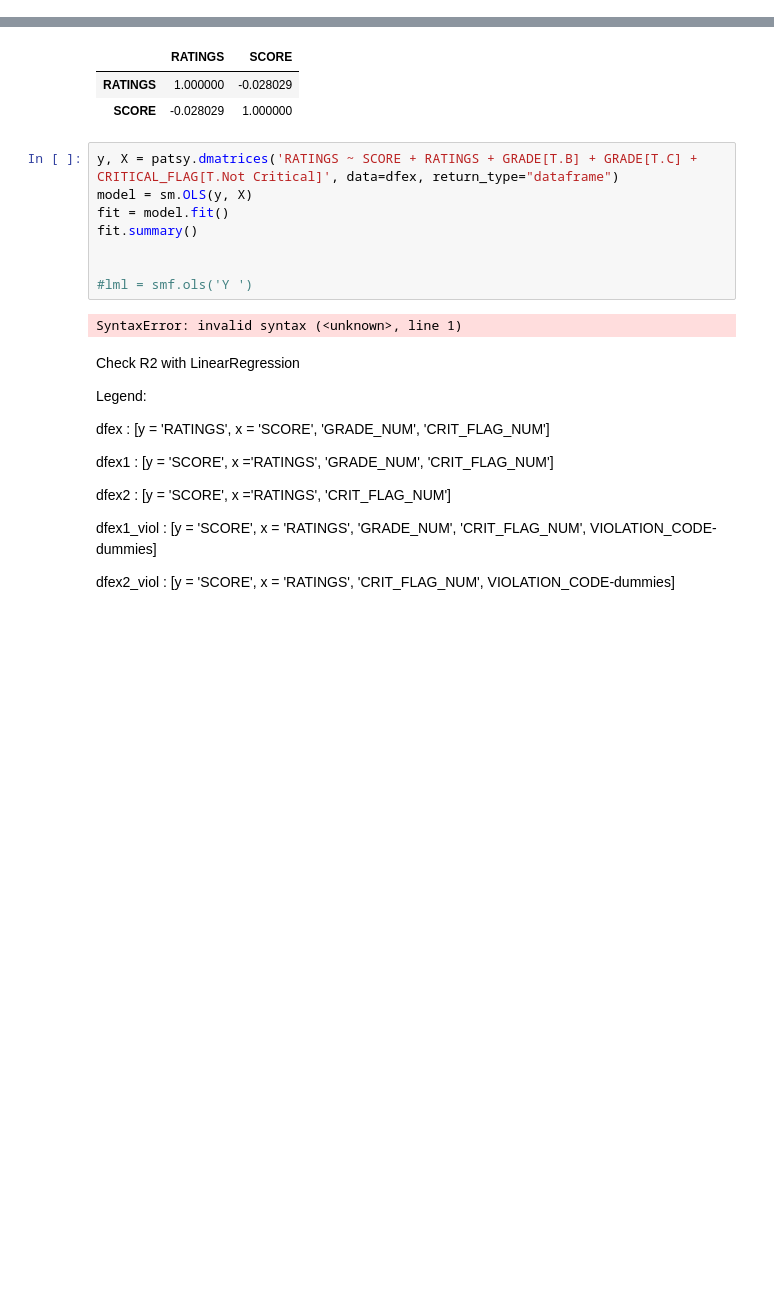
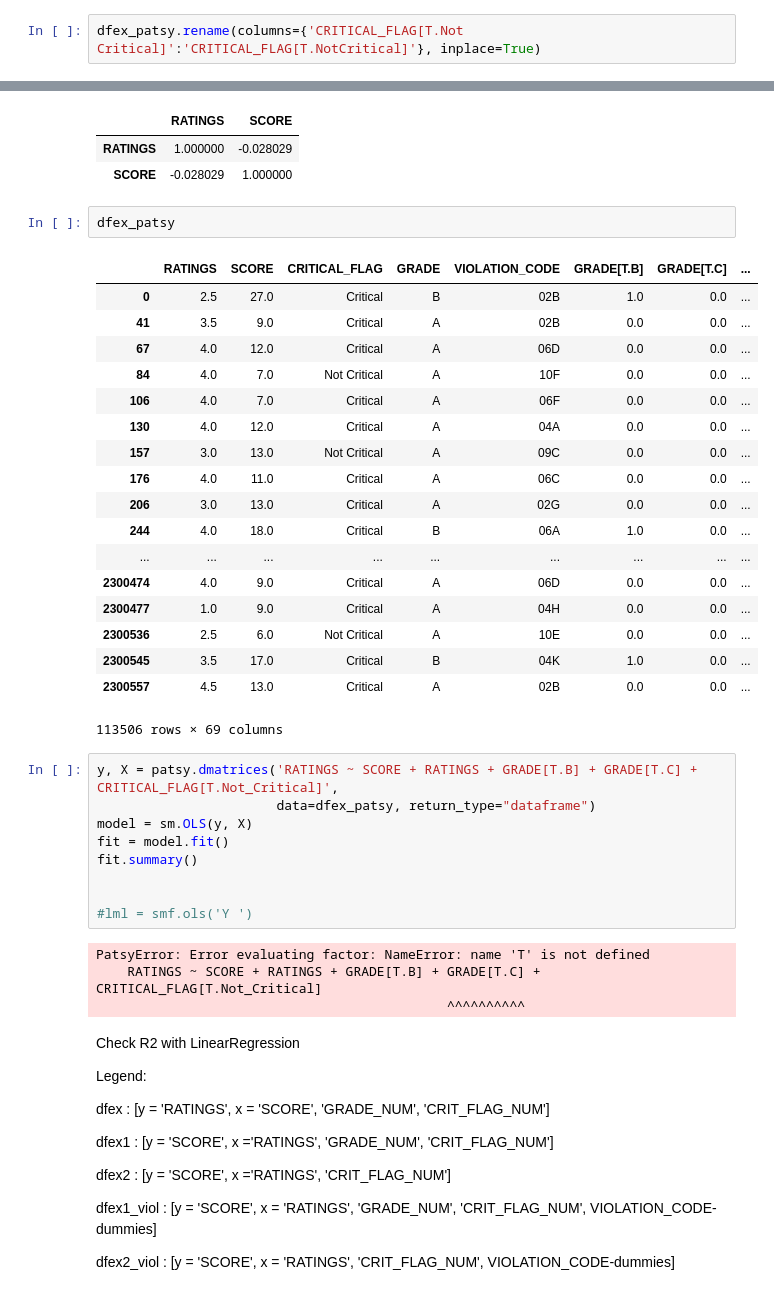
Before and after one commit to allanwdong/yelp-vs-restaurant-grades, a Jupyter notebook: Luther Exploration-clean.ipynb, the cells around one changed output, grey strips where cells are left out. Drawn from its saved outputs; the diff is of its cells as text; blank space fills up the shorter version.

```diff
--- a/Luther Exploration-clean.ipynb
+++ b/Luther Exploration-clean.ipynb
@@ -301,11 +298,35 @@ sns.pairplot(dfex_patsy[['SCORE','RATINGS', 'GRADE[T.B]', 'GRADE[T.C]',
+# %%
+dfex_patsy.rename(columns={'CRITICAL_FLAG[T.Not Critical]':'CRITICAL_FLAG[T.NotCritical]'}, inplace=True)
 # %%
 dfex.corr()
 # %% [output]
 |  | RATINGS | SCORE |
 | RATINGS | 1.000000 | -0.028029 |
 | SCORE | -0.028029 | 1.000000 |
+# %%
+dfex_patsy
+# %% [output]
+|  | RATINGS | SCORE | CRITICAL_FLAG | GRADE | VIOLATION_CODE | GRADE[T.B] | GRADE[T.C] | ... |
+| 0 | 2.5 | 27.0 | Critical | B | 02B | 1.0 | 0.0 | ... |
+| 41 | 3.5 | 9.0 | Critical | A | 02B | 0.0 | 0.0 | ... |
+| 67 | 4.0 | 12.0 | Critical | A | 06D | 0.0 | 0.0 | ... |
+| 84 | 4.0 | 7.0 | Not Critical | A | 10F | 0.0 | 0.0 | ... |
+| 106 | 4.0 | 7.0 | Critical | A | 06F | 0.0 | 0.0 | ... |
+| 130 | 4.0 | 12.0 | Critical | A | 04A | 0.0 | 0.0 | ... |
+| 157 | 3.0 | 13.0 | Not Critical | A | 09C | 0.0 | 0.0 | ... |
+| 176 | 4.0 | 11.0 | Critical | A | 06C | 0.0 | 0.0 | ... |
+| 206 | 3.0 | 13.0 | Critical | A | 02G | 0.0 | 0.0 | ... |
+| 244 | 4.0 | 18.0 | Critical | B | 06A | 1.0 | 0.0 | ... |
+| ... | ... | ... | ... | ... | ... | ... | ... | ... |
+| 2300474 | 4.0 | 9.0 | Critical | A | 06D | 0.0 | 0.0 | ... |
+| 2300477 | 1.0 | 9.0 | Critical | A | 04H | 0.0 | 0.0 | ... |
+| 2300536 | 2.5 | 6.0 | Not Critical | A | 10E | 0.0 | 0.0 | ... |
+| 2300545 | 3.5 | 17.0 | Critical | B | 04K | 1.0 | 0.0 | ... |
+| 2300557 | 4.5 | 13.0 | Critical | A | 02B | 0.0 | 0.0 | ... |
+113506 rows × 69 columns
 # %%
-y, X = patsy.dmatrices('RATINGS ~ SCORE + RATINGS + GRADE[T.B] + GRADE[T.C] + CRITICAL_FLAG[T.Not Critical]', data=dfex, return_type="dataframe")
+y, X = patsy.dmatrices('RATINGS ~ SCORE + RATINGS + GRADE[T.B] + GRADE[T.C] + CRITICAL_FLAG[T.Not_Critical]',
+                       data=dfex_patsy, return_type="dataframe")
 model = sm.OLS(y, X)
 fit = model.fit()
 fit.summary()
@@ -313,7 +334,9 @@ fit.summary()
 
 #lml = smf.ols('Y ')
 # %% [output]
-SyntaxError: invalid syntax (<unknown>, line 1)
+PatsyError: Error evaluating factor: NameError: name 'T' is not defined
+    RATINGS ~ SCORE + RATINGS + GRADE[T.B] + GRADE[T.C] + CRITICAL_FLAG[T.Not_Critical]
+                                             ^^^^^^^^^^
 # %% [markdown]
 Check R2 with LinearRegression
 
```
Also changed, not shown: parts of 11 cells of this notebook, 4 other files.
